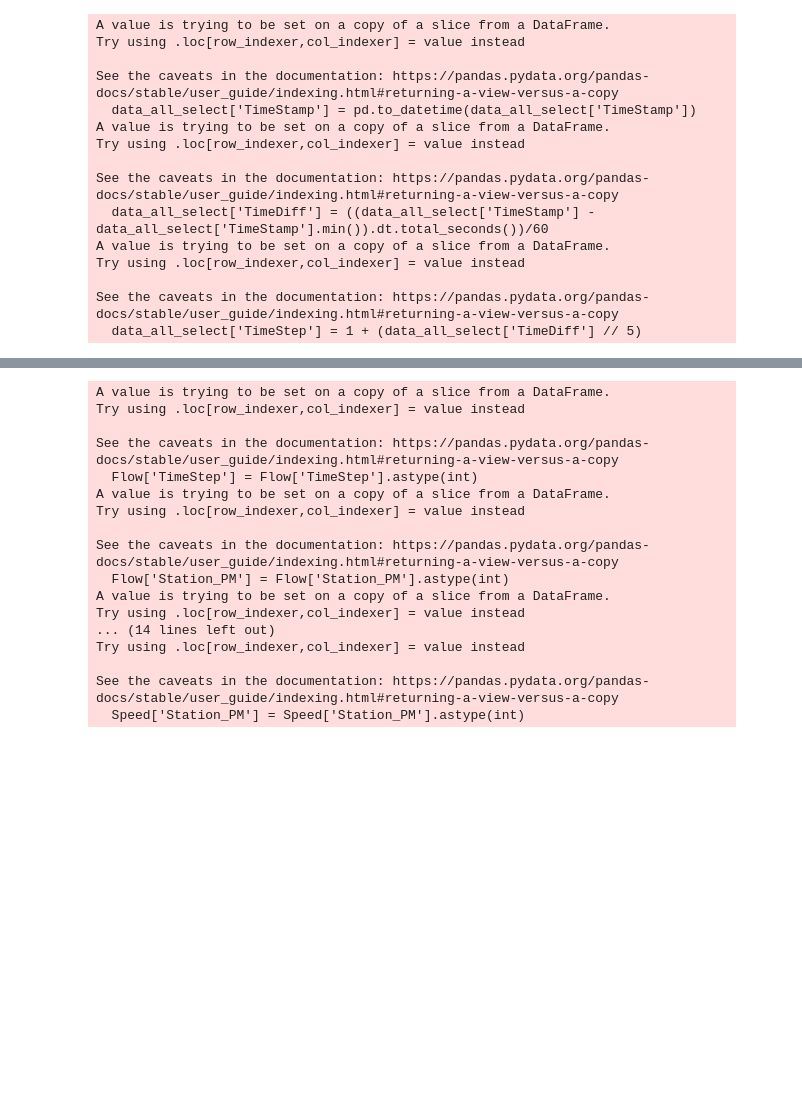
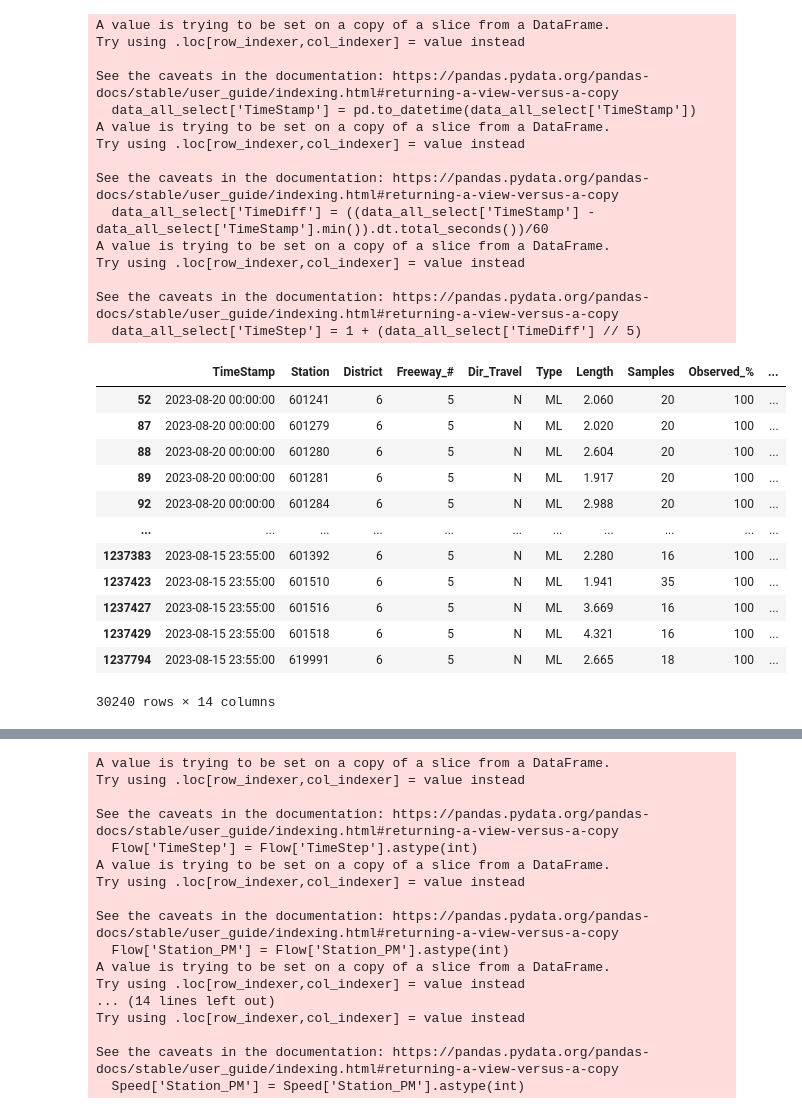
Before and after one commit to wzh96/Flow_PDE_FIND, a Jupyter notebook: Initial_Data_Clean.ipynb, the cells around one changed output, grey strips where cells are left out. Saved outputs shown, nothing was run; the diff lists cells and outputs as text; code cells hidden in the pictures; blank space fills up the shorter version.

```diff
--- a/Initial_Data_Clean.ipynb
+++ b/Initial_Data_Clean.ipynb
@@ -90,6 +94,22 @@ Try using .loc[row_indexer,col_indexer] = value instead
 
 See the caveats in the documentation: https://pandas.pydata.org/pandas-docs/stable/user_guide/indexing.html#returning-a-view-versus-a-copy
   data_all_select['TimeStep'] = 1 + (data_all_select['TimeDiff'] // 5)
+# %%
+data_all_select
+# %% [output]
+|  | TimeStamp | Station | District | Freeway_# | Dir_Travel | Type | Length | Samples | Observed_% | ... |
+| 52 | 2023-08-20 00:00:00 | 601241 | 6 | 5 | N | ML | 2.060 | 20 | 100 | ... |
+| 87 | 2023-08-20 00:00:00 | 601279 | 6 | 5 | N | ML | 2.020 | 20 | 100 | ... |
+| 88 | 2023-08-20 00:00:00 | 601280 | 6 | 5 | N | ML | 2.604 | 20 | 100 | ... |
+| 89 | 2023-08-20 00:00:00 | 601281 | 6 | 5 | N | ML | 1.917 | 20 | 100 | ... |
+| 92 | 2023-08-20 00:00:00 | 601284 | 6 | 5 | N | ML | 2.988 | 20 | 100 | ... |
+| ... | ... | ... | ... | ... | ... | ... | ... | ... | ... | ... |
+| 1237383 | 2023-08-15 23:55:00 | 601392 | 6 | 5 | N | ML | 2.280 | 16 | 100 | ... |
+| 1237423 | 2023-08-15 23:55:00 | 601510 | 6 | 5 | N | ML | 1.941 | 35 | 100 | ... |
+| 1237427 | 2023-08-15 23:55:00 | 601516 | 6 | 5 | N | ML | 3.669 | 16 | 100 | ... |
+| 1237429 | 2023-08-15 23:55:00 | 601518 | 6 | 5 | N | ML | 4.321 | 16 | 100 | ... |
+| 1237794 | 2023-08-15 23:55:00 | 619991 | 6 | 5 | N | ML | 2.665 | 18 | 100 | ... |
+30240 rows × 14 columns
 # %%
 #station_selected[station_selected['PM_Dir_round'].duplicated(keep=False)]
 # %%
```
Also changed, not shown: parts of 12 cells of this notebook, 33 other files.
